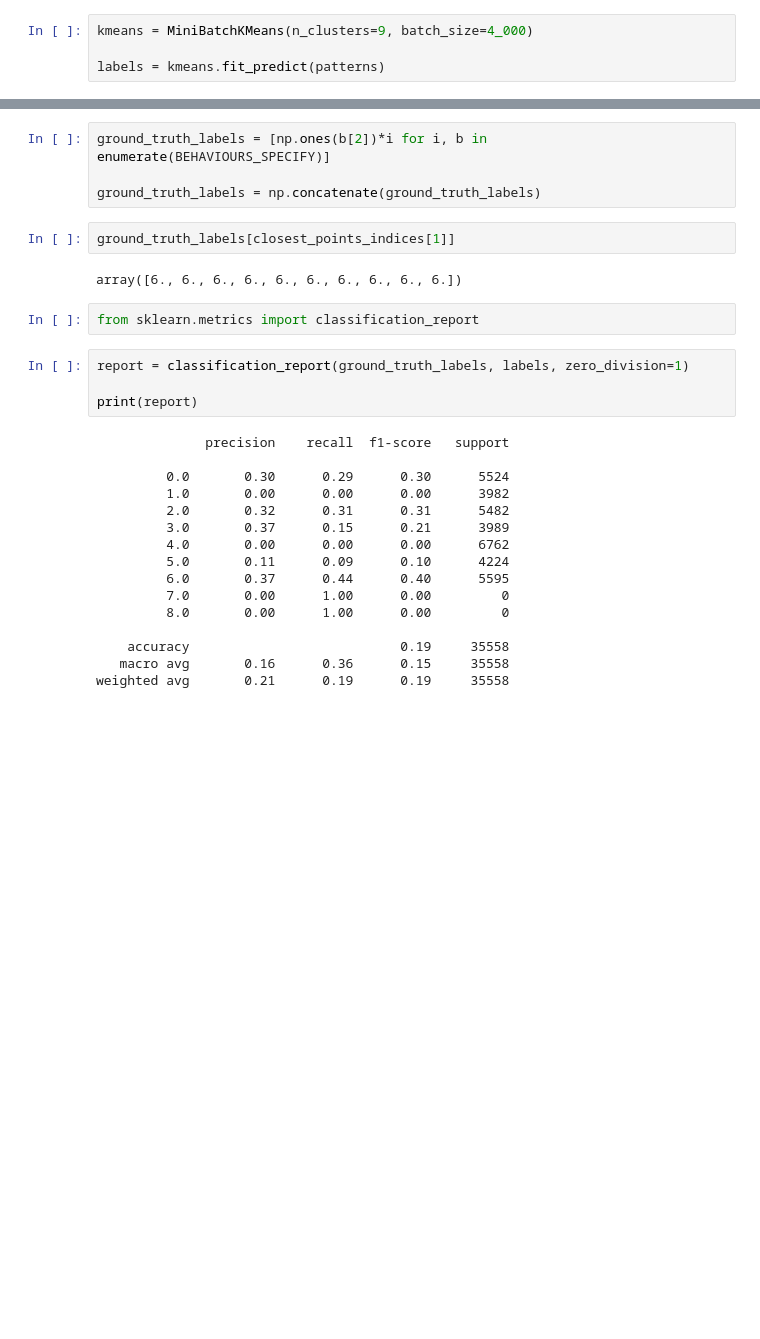
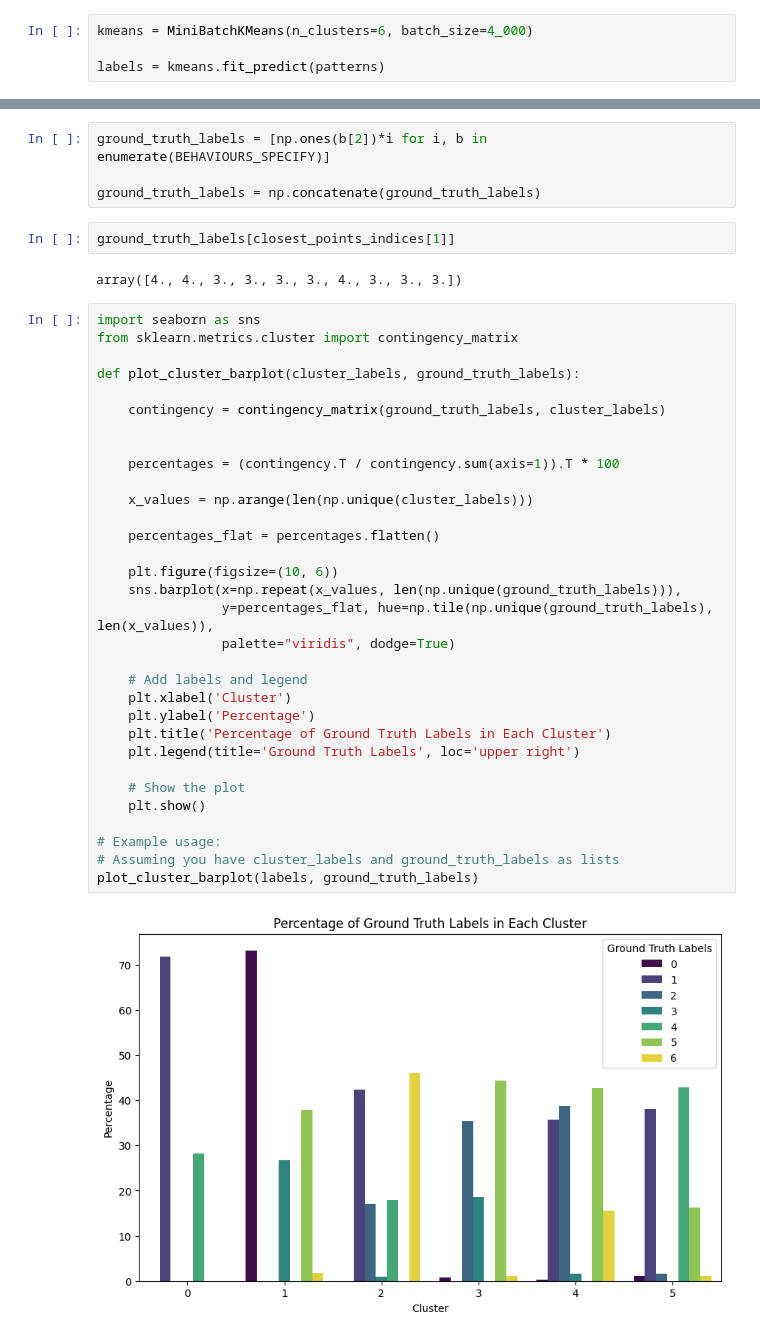
Before and after one commit to Mohsine13-bot/TDA_NAV, a Jupyter notebook: tda.ipynb, the cells around one changed output, grey strips where cells are left out. Cells and saved outputs as stored; diff of their text form; blank space fills up the shorter version.

```diff
--- a/tda.ipynb
+++ b/tda.ipynb
@@ -351,5 +351,5 @@ plt.show()
 # %%
-kmeans = MiniBatchKMeans(n_clusters=9, batch_size=4_000)
+kmeans = MiniBatchKMeans(n_clusters=6, batch_size=4_000)
 
 labels = kmeans.fit_predict(patterns)
 # %%
@@ -391,26 +391,38 @@ ground_truth_labels = np.concatenate(ground_truth_labels)
 # %%
 ground_truth_labels[closest_points_indices[1]]
 # %% [output]
-array([6., 6., 6., 6., 6., 6., 6., 6., 6., 6.])
+array([4., 4., 3., 3., 3., 3., 4., 3., 3., 3.])
-# %%
-from sklearn.metrics import classification_report
-# %%
-report = classification_report(ground_truth_labels, labels, zero_division=1)
-
-print(report)
-# %% [output]
-              precision    recall  f1-score   support
-
-         0.0       0.30      0.29      0.30      5524
-         1.0       0.00      0.00      0.00      3982
-         2.0       0.32      0.31      0.31      5482
-         3.0       0.37      0.15      0.21      3989
-         4.0       0.00      0.00      0.00      6762
-         5.0       0.11      0.09      0.10      4224
-         6.0       0.37      0.44      0.40      5595
-         7.0       0.00      1.00      0.00         0
-         8.0       0.00      1.00      0.00         0
-
-    accuracy                           0.19     35558
-   macro avg       0.16      0.36      0.15     35558
-weighted avg       0.21      0.19      0.19     35558
+# %%
+import seaborn as sns
+from sklearn.metrics.cluster import contingency_matrix
+
+def plot_cluster_barplot(cluster_labels, ground_truth_labels):
+
+    contingency = contingency_matrix(ground_truth_labels, cluster_labels)
+
+
+    percentages = (contingency.T / contingency.sum(axis=1)).T * 100
+
+    x_values = np.arange(len(np.unique(cluster_labels)))
+
+    percentages_flat = percentages.flatten()
+
+    plt.figure(figsize=(10, 6))
+    sns.barplot(x=np.repeat(x_values, len(np.unique(ground_truth_labels))),
+                y=percentages_flat, hue=np.tile(np.unique(ground_truth_labels), len(x_values)),
+                palette="viridis", dodge=True)
+
+    # Add labels and legend
+    plt.xlabel('Cluster')
+    plt.ylabel('Percentage')
+    plt.title('Percentage of Ground Truth Labels in Each Cluster')
+    plt.legend(title='Ground Truth Labels', loc='upper right')
+
+    # Show the plot
+    plt.show()
+
+# Example usage:
+# Assuming you have cluster_labels and ground_truth_labels as lists
+plot_cluster_barplot(labels, ground_truth_labels)
+# %% [output]
+[figure, added]
```
Also changed, not shown: parts of 8 cells of this notebook.
